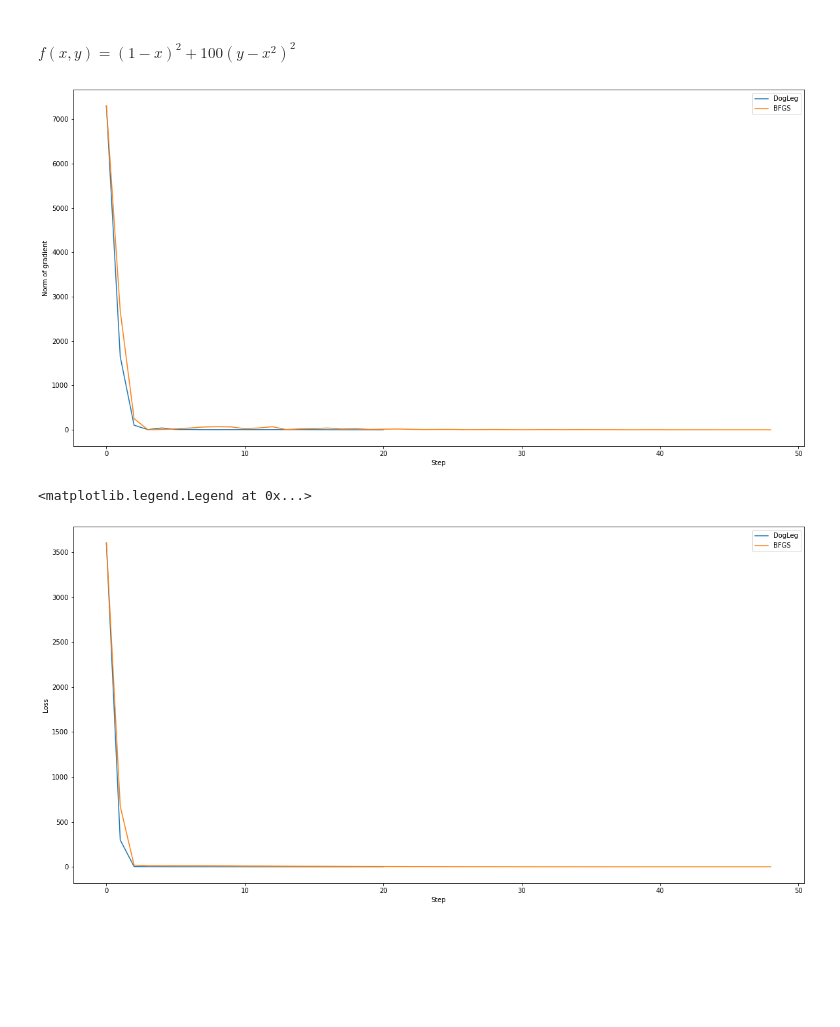
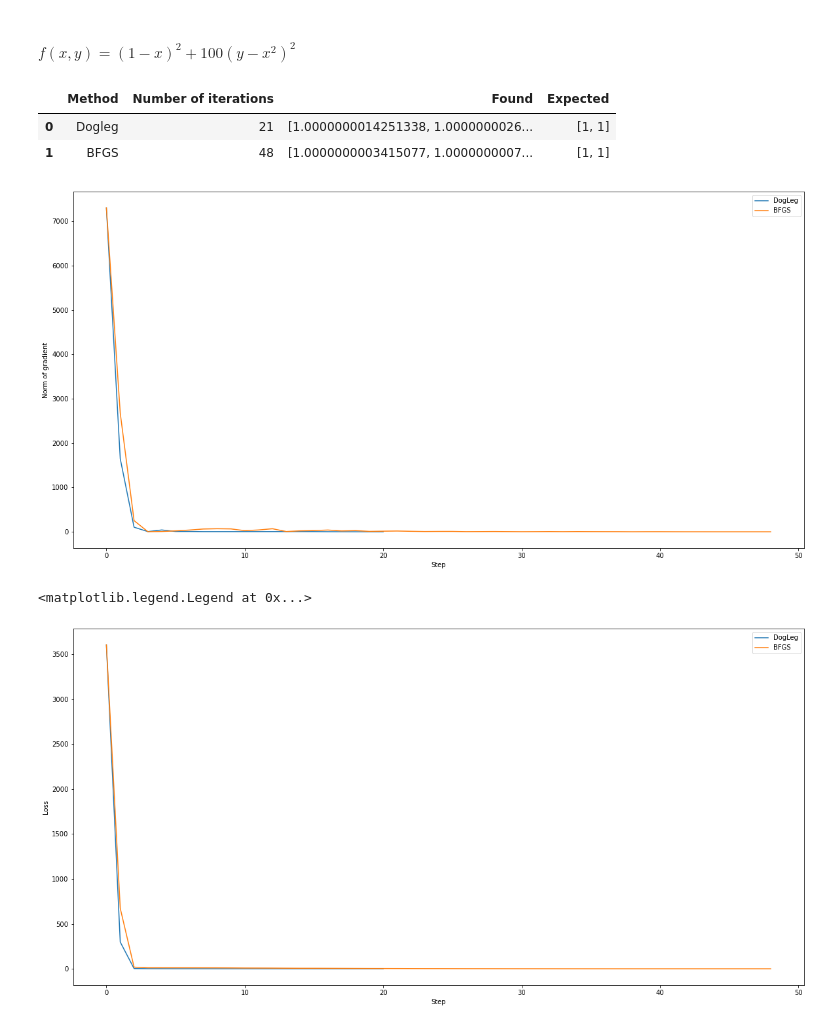
Before and after one commit to dzahbarov/opt-methods, a Jupyter notebook: lab3/lab3.ipynb, the cells around one changed output. Saved outputs shown, nothing was run; the diff lists cells and outputs as text; code cells hidden in the pictures; blank space fills up the shorter version.

```diff
--- a/lab3/lab3.ipynb
+++ b/lab3/lab3.ipynb
@@ -555,33 +557,46 @@ rosenbrok = lambda x: (1 - x[0]) ** 2 + 100 * (x[1] - x[0] ** 2) ** 2
 rosenbrok_grad = lambda x: np.array([2 * (200 * x[0] ** 3 - 200 * x[0] * x[1] + x[0] - 1), 200 * (x[1] - x[0] ** 2)])
 rosenbrok_hess = lambda x: np.array(
     ([-400 * (x[1] - x[0] ** 2) + 800 * x[0] ** 2 + 2, -400 * x[0]], [-400 * x[0], 200]))
 
 start_point = [3, 3]
 
 bfgs_points, bfgs_grads, bfgs_loss = bfgs(rosenbrok, rosenbrok_grad, start=start_point, epoch=1000)
 dogleg_points, dogleg_grads, dogleg_loss = dogleg(rosenbrok, start_point, rosenbrok_hess, delta=1, epoch=1000)
+
+
+df = pd.DataFrame(data={
+    "Method": ['Dogleg', 'BFGS'],
+    "Number of iterations": [len(dogleg_points) - 1, len(bfgs_points) - 1],
+    "Found": [dogleg_points[-1], bfgs_points[-1]],
+    'Expected': [[1, 1], [1, 1]]
+})
+
+display(df)
 
 size = min(len(gd_points), len(adam_points), len(dogleg_points), len(bfgs_points)) - 1
 ss = range(0, size)
 
 plt.plot(range(len(dogleg_grads)), dogleg_grads, label='DogLeg')
 plt.plot(range(len(bfgs_grads)), bfgs_grads, label='BFGS')
 
 plt.xlabel("Step")
 plt.ylabel("Norm of gradient")
 
 plt.legend()
 
 plt.show()
 
 plt.plot(range(len(dogleg_loss)), dogleg_loss, label='DogLeg')
 plt.plot(range(len(bfgs_loss)), bfgs_loss, label='BFGS')
 
 plt.xlabel("Step")
 plt.ylabel("Loss")
 
 plt.legend()
 # %% [output]
+|  | Method | Number of iterations | Found | Expected |
+| 0 | Dogleg | 21 | [1.0000000014251338, 1.0000000026... | [1, 1] |
+| 1 | BFGS | 48 | [1.0000000003415077, 1.0000000007... | [1, 1] |
 [figure]
 <matplotlib.legend.Legend at 0x...>
 [figure]
```
Also changed, not shown: parts of 4 cells of this notebook.
